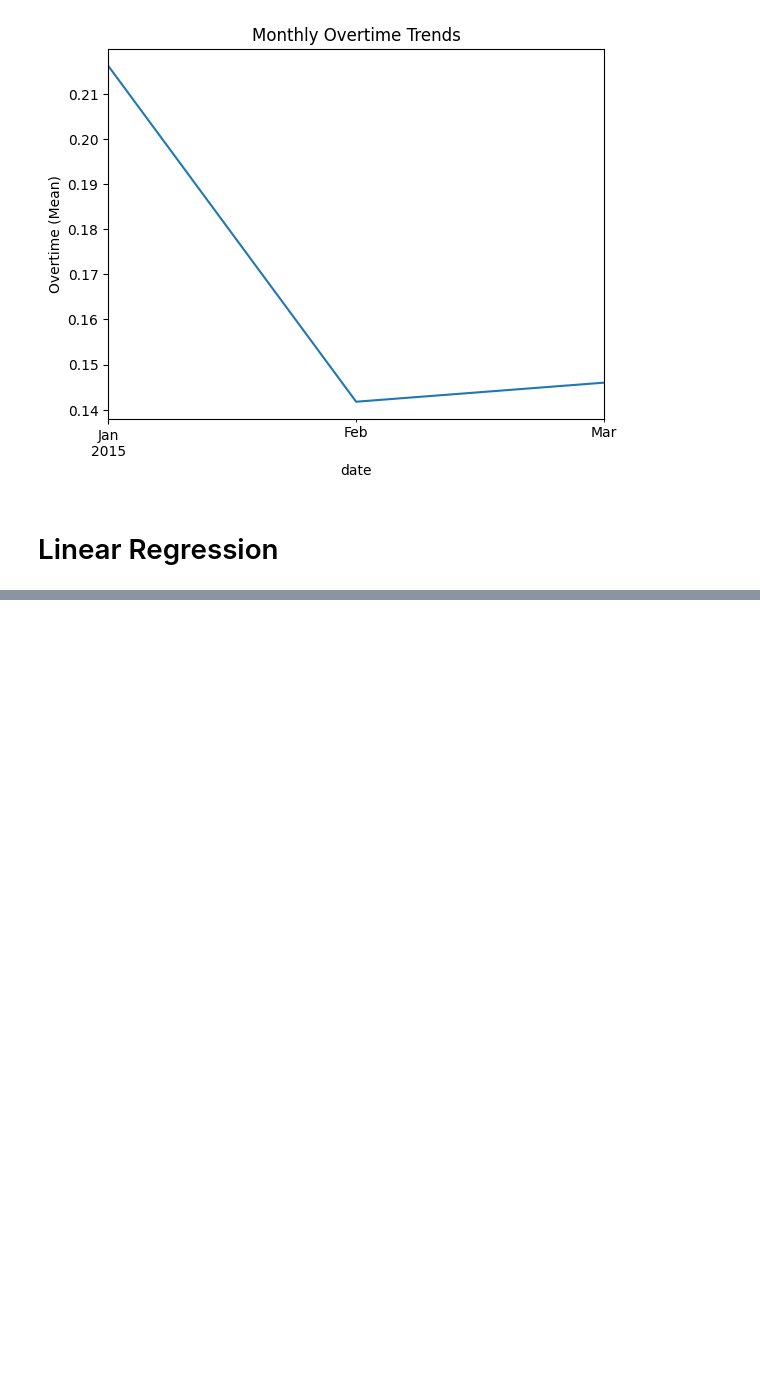
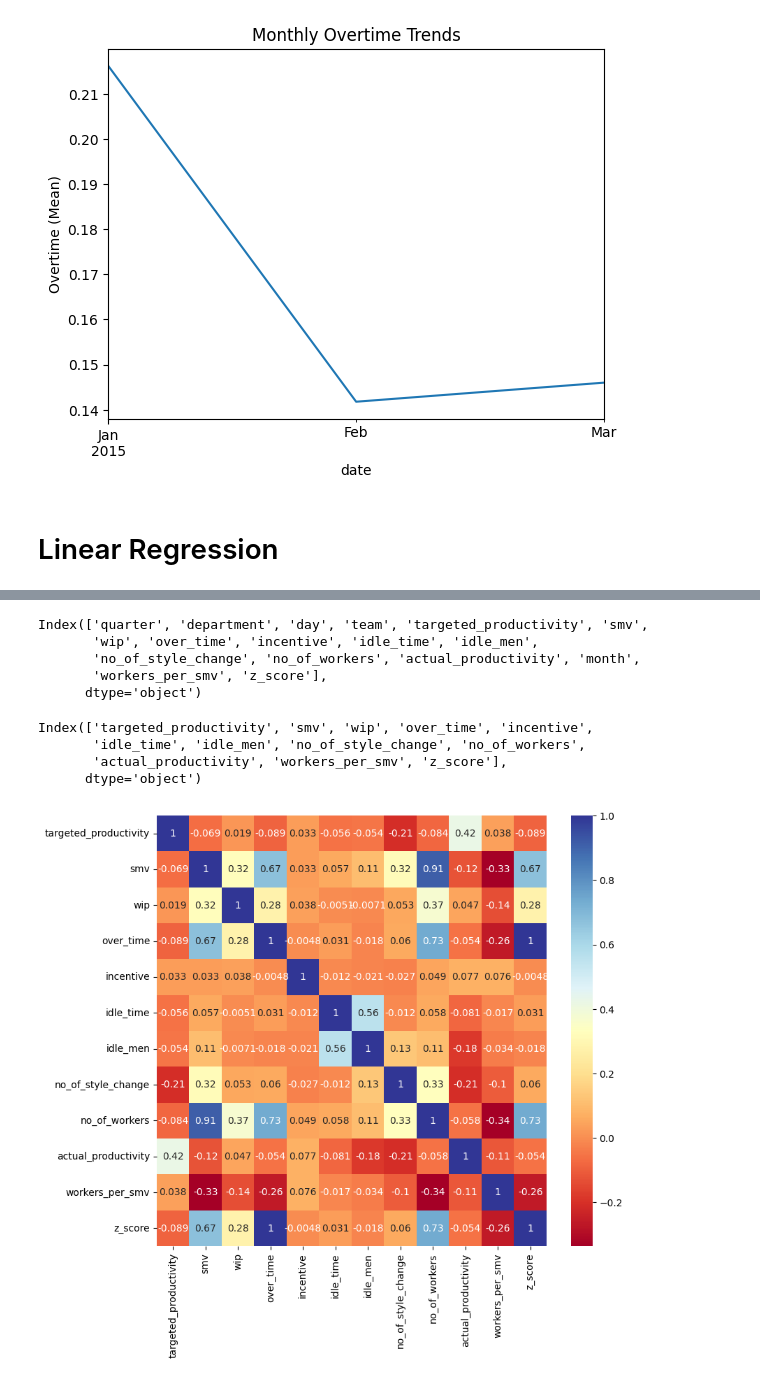
Before and after one commit to jordanchong911/Garments, a Jupyter notebook: garments.ipynb, the cells around one changed output, grey strips where cells are left out. Drawn from its saved outputs; the diff is of its cells as text; code cells hidden in the pictures; blank space fills up the shorter version.

```diff
--- a/garments.ipynb
+++ b/garments.ipynb
@@ -352,0 +345,26 @@ plt.show()
+# %%
+df.columns
+# %% [output]
+Index(['quarter', 'department', 'day', 'team', 'targeted_productivity', 'smv',
+       'wip', 'over_time', 'incentive', 'idle_time', 'idle_men',
+       'no_of_style_change', 'no_of_workers', 'actual_productivity', 'month',
+       'workers_per_smv', 'z_score'],
+      dtype='object')
+# %%
+df_linear = df.drop(['quarter',	'department', 'team', 'day', 'month'], axis = 1)
+x = df_linear.drop(['over_time'], axis = 1)
+y = df_linear['over_time']
+df_linear.head(n=6)
+df_linear.columns
+# %% [output]
+Index(['targeted_productivity', 'smv', 'wip', 'over_time', 'incentive',
+       'idle_time', 'idle_men', 'no_of_style_change', 'no_of_workers',
+       'actual_productivity', 'workers_per_smv', 'z_score'],
+      dtype='object')
+# %%
+plt.figure(figsize = (9,8))
+corr_linear = df_linear.corr()
+sns.heatmap(corr_linear, annot=True, cmap=plt.cm.RdYlBu)
+plt.show()
+# %% [output]
+[figure, added]
```
Also changed, not shown: parts of 36 cells of this notebook, 1 other file.
